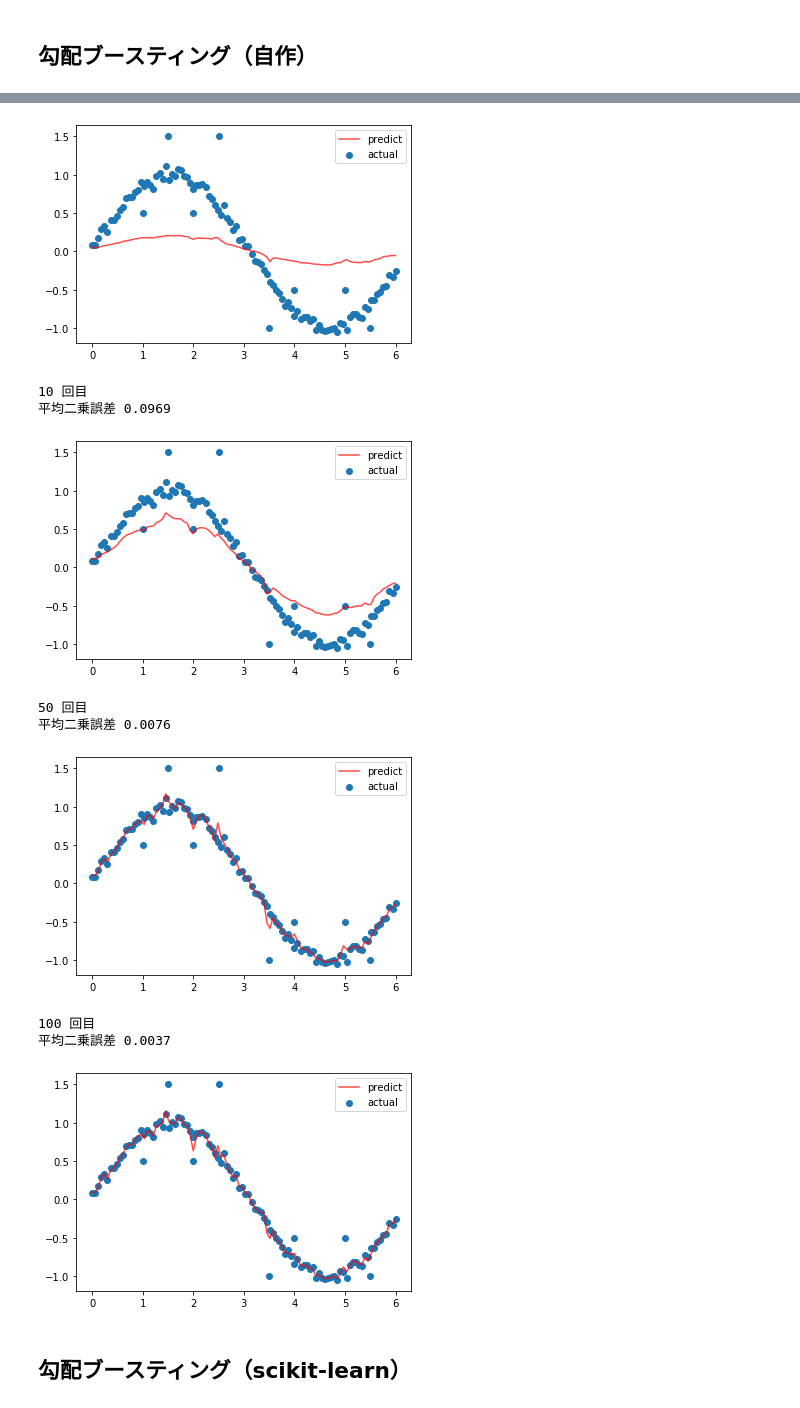
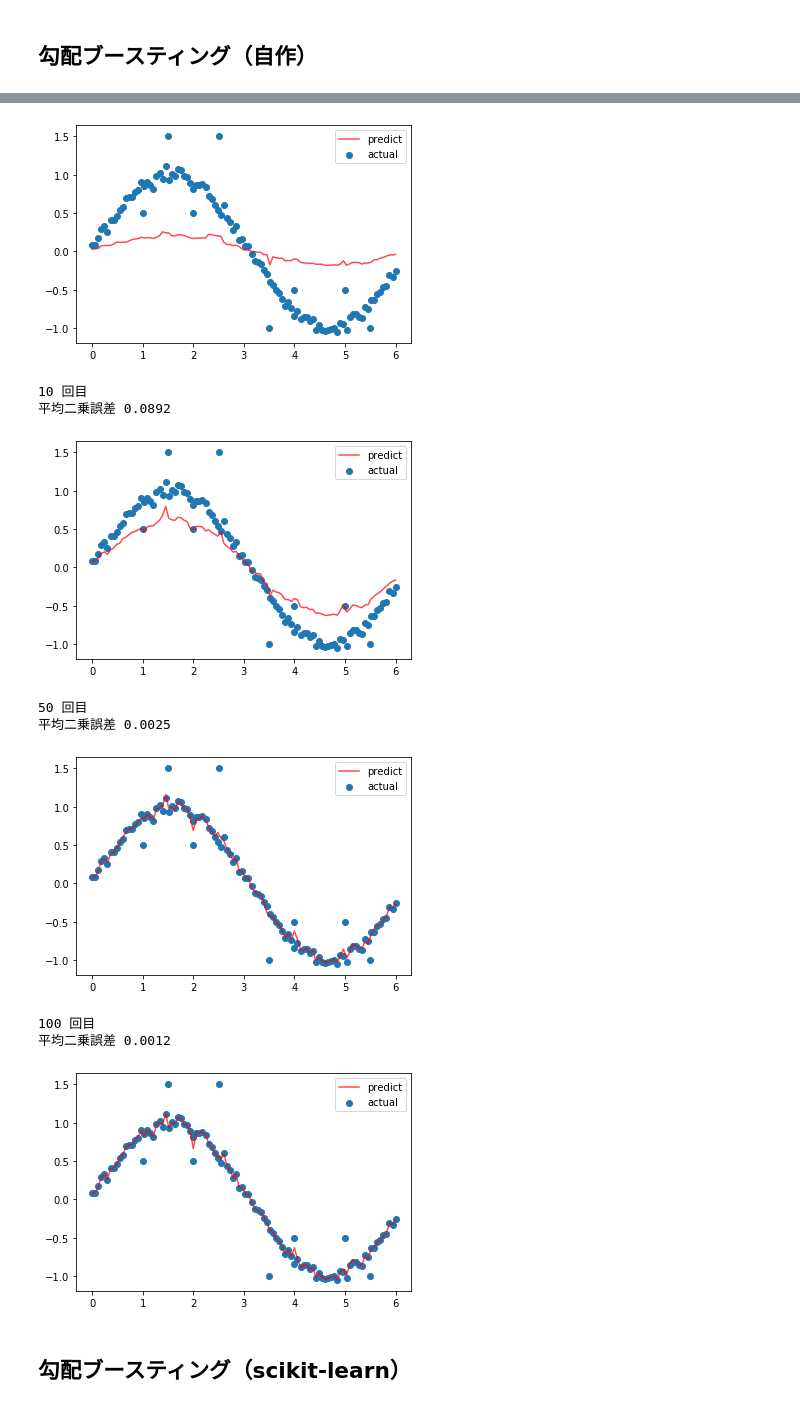
Before and after one commit to Kazuya-Minakuchi/qiita, a Jupyter notebook: GradientTreeBoosting_sample.ipynb, the cells around one changed output, grey strips where cells are left out. Cells and saved outputs as stored; diff of their text form; code cells hidden in the pictures.

```diff
--- a/GradientTreeBoosting_sample.ipynb
+++ b/GradientTreeBoosting_sample.ipynb
@@ -37,7 +37,7 @@ learn_r = 0.1  #学習率
 sample_r = 0.5 #ツリー作成時のサンプル使用率
 
 x_grid = np.linspace(min(X), max(X), 100)
-model = RandomForestRegressor()
+model = DecisionTreeRegressor()
 
 np.random.seed(0)
 
@@ -78,13 +78,13 @@ for i in range(n):
-[figure, old version]
+[figure, new version]
 10 回目
-平均二乗誤差 0.0969
+平均二乗誤差 0.0892
-[figure, old version]
+[figure, new version]
 50 回目
-平均二乗誤差 0.0076
+平均二乗誤差 0.0025
-[figure, old version]
+[figure, new version]
 100 回目
-平均二乗誤差 0.0037
+平均二乗誤差 0.0012
-[figure, old version]
+[figure, new version]
 # %% [markdown]
 ## 勾配ブースティング（scikit-learn）
 # %%
```
Also changed, not shown: parts of 3 cells of this notebook.
